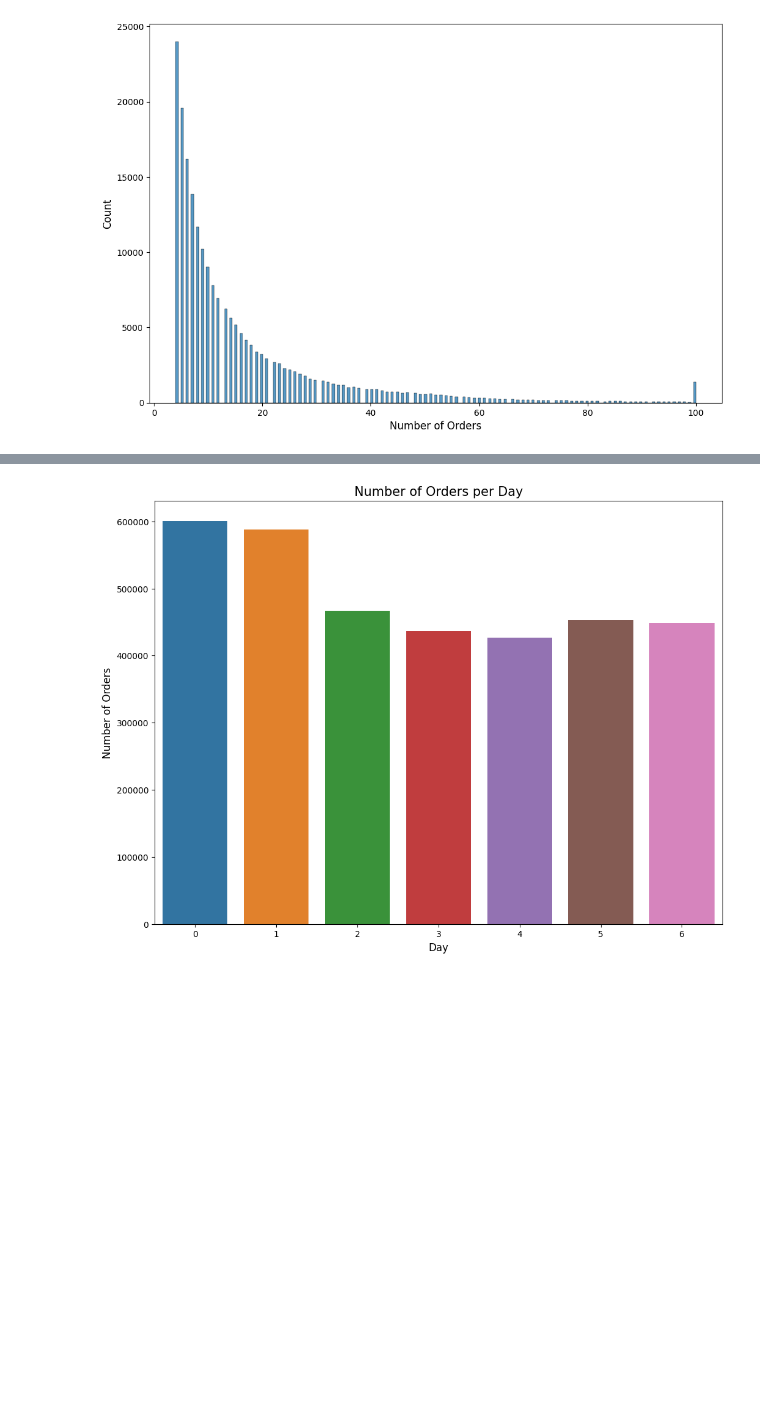
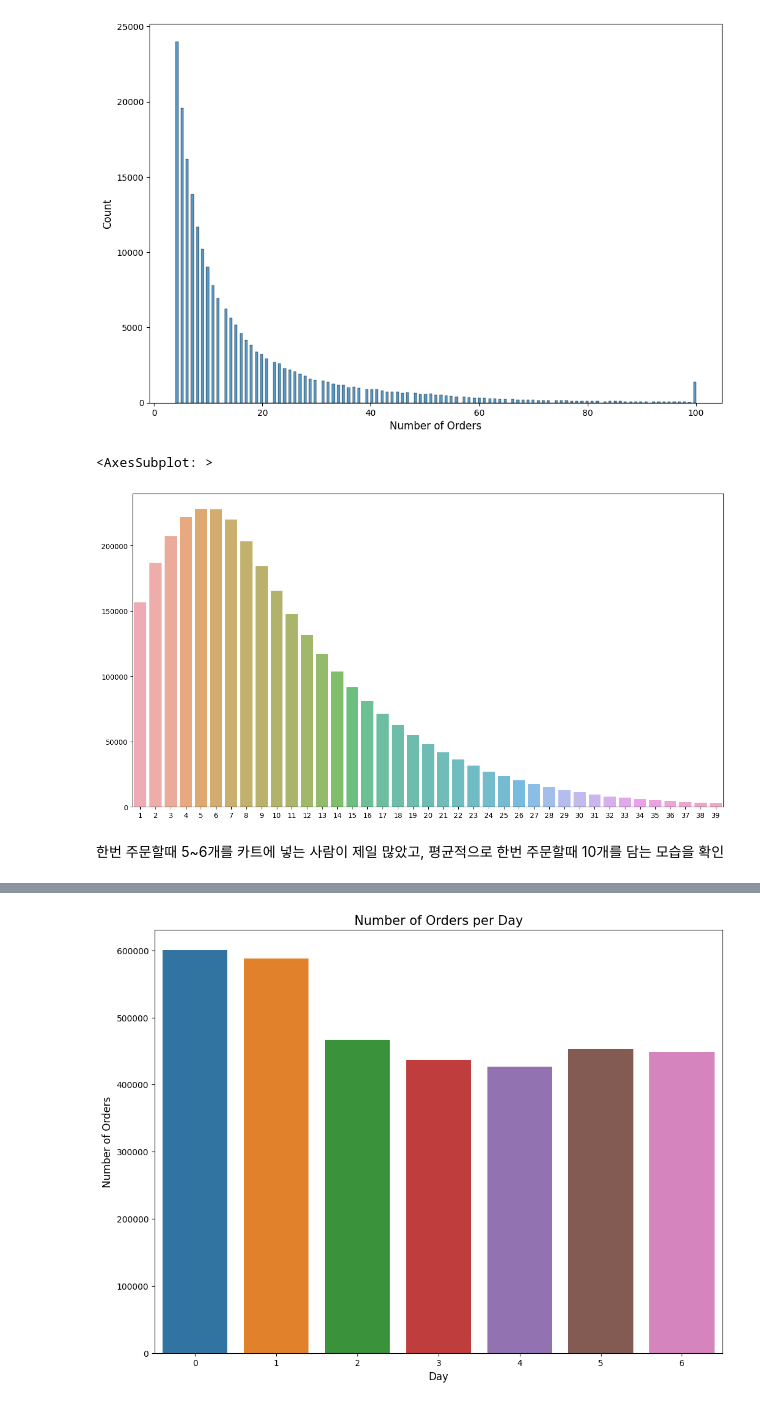
Before and after one commit to Aim-bro/Icart, a Jupyter notebook: Insta.ipynb, the cells around one changed output, grey strips where cells are left out. Drawn from its saved outputs; the diff is of its cells as text; code cells hidden in the pictures; blank space fills up the shorter version.

```diff
--- a/Insta.ipynb
+++ b/Insta.ipynb
@@ -383,3 +358,15 @@ plt.xlabel('Number of Orders', fontsize=12)
 # %% [output]
 Text(0.5, 0, 'Number of Orders')
 [figure]
+# %%
+
+grouped_df = df_ord_prod.groupby("order_id")["add_to_cart_order"].aggregate("max").reset_index()
+count_ord = grouped_df[grouped_df.add_to_cart_order<40].add_to_cart_order.value_counts()
+
+plt.figure(figsize=(15,8))
+sns.barplot(x=count_ord.index, y=count_ord.values, alpha=0.8)
+# %% [output]
+<AxesSubplot: >
+[figure, added]
+# %% [markdown]
+한번 주문할때 5~6개를 카트에 넣는 사람이 제일 많았고, 평균적으로 한번 주문할때 10개를 담는 모습을 확인
```
Also changed, not shown: parts of 54 cells of this notebook.
